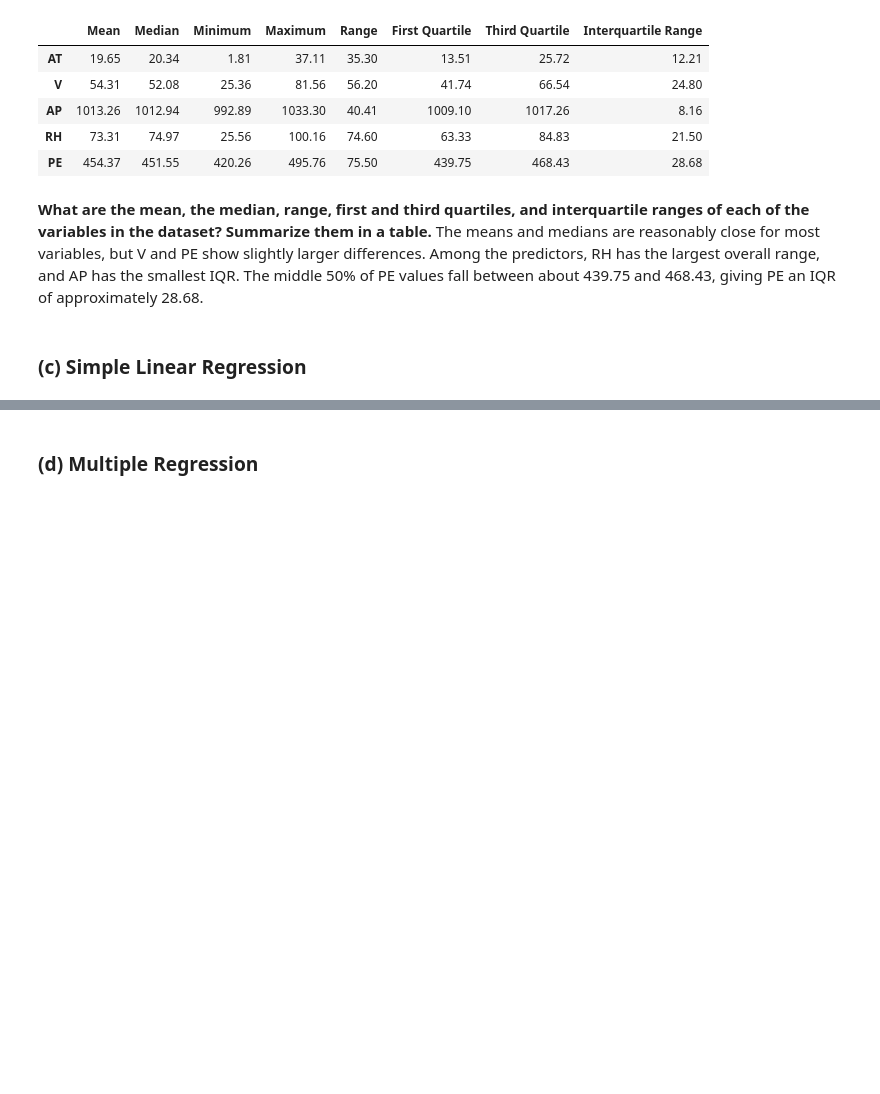
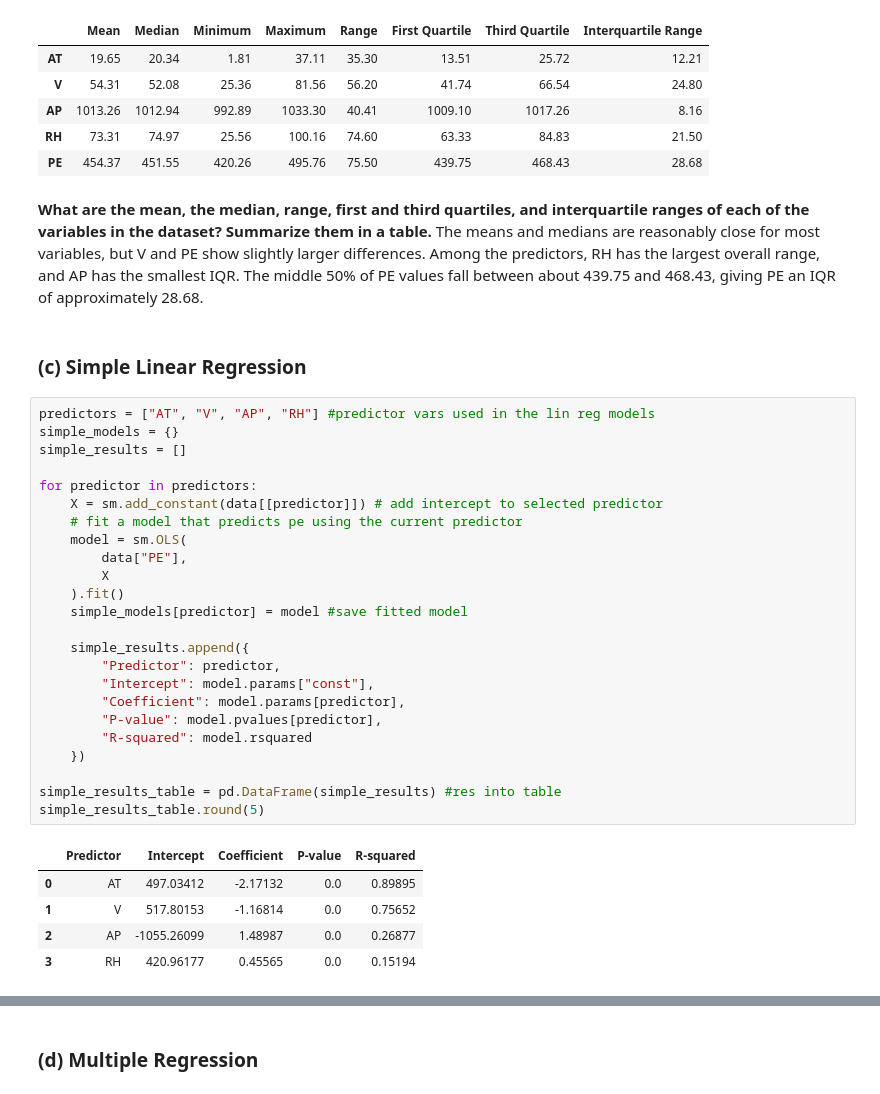
Before and after one commit to manvsatish/dsci-552-hw-2, a Jupyter notebook: notebooks/Satish_Manvika_HW2.ipynb, the cells around one changed output, grey strips where cells are left out. Drawn from its saved outputs; the diff is of its cells as text; blank space fills up the shorter version.

```diff
--- a/notebooks/Satish_Manvika_HW2.ipynb
+++ b/notebooks/Satish_Manvika_HW2.ipynb
@@ -105,3 +105,33 @@ summary_table.round(2)
 The means and medians are reasonably close for most variables, but V and PE show slightly larger differences. Among the predictors, RH has the largest overall range, and AP has the smallest IQR. The middle 50% of PE values fall between about 439.75 and 468.43, giving PE an IQR of approximately 28.68.
 # %% [markdown]
 ### (c) Simple Linear Regression
+# %%
+predictors = ["AT", "V", "AP", "RH"] #predictor vars used in the lin reg models
+simple_models = {}
+simple_results = []
+
+for predictor in predictors:
+    X = sm.add_constant(data[[predictor]]) # add intercept to selected predictor
+    # fit a model that predicts pe using the current predictor
+    model = sm.OLS(
+        data["PE"],
+        X
+    ).fit()
+    simple_models[predictor] = model #save fitted model
+
+    simple_results.append({
+        "Predictor": predictor,
+        "Intercept": model.params["const"],
+        "Coefficient": model.params[predictor],
+        "P-value": model.pvalues[predictor],
+        "R-squared": model.rsquared
+    })
+
+simple_results_table = pd.DataFrame(simple_results) #res into table
+simple_results_table.round(5)
+# %% [output]
+|  | Predictor | Intercept | Coefficient | P-value | R-squared |
+| 0 | AT | 497.03412 | -2.17132 | 0.0 | 0.89895 |
+| 1 | V | 517.80153 | -1.16814 | 0.0 | 0.75652 |
+| 2 | AP | -1055.26099 | 1.48987 | 0.0 | 0.26877 |
+| 3 | RH | 420.96177 | 0.45565 | 0.0 | 0.15194 |
```
Also changed, not shown: parts of 9 cells of this notebook.
